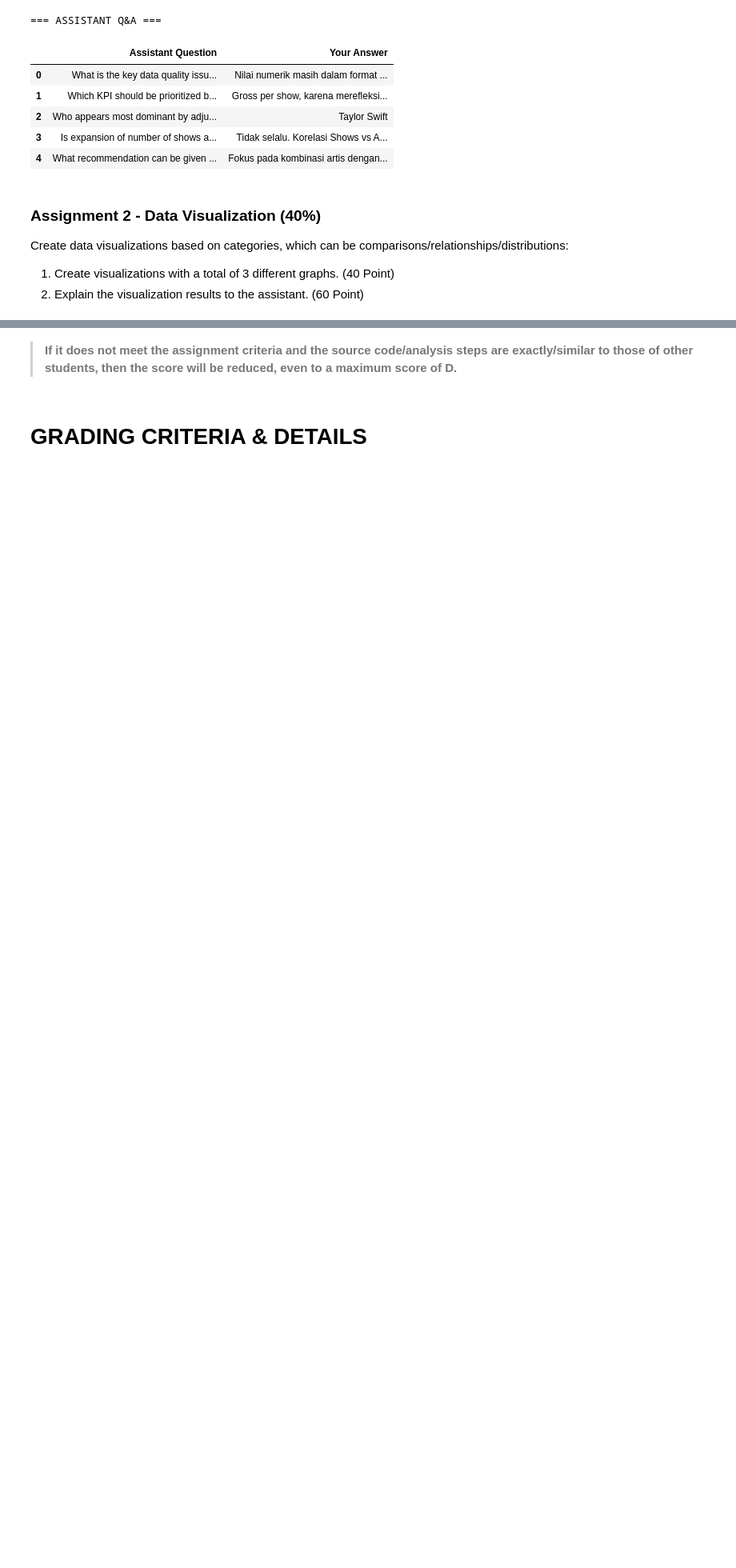
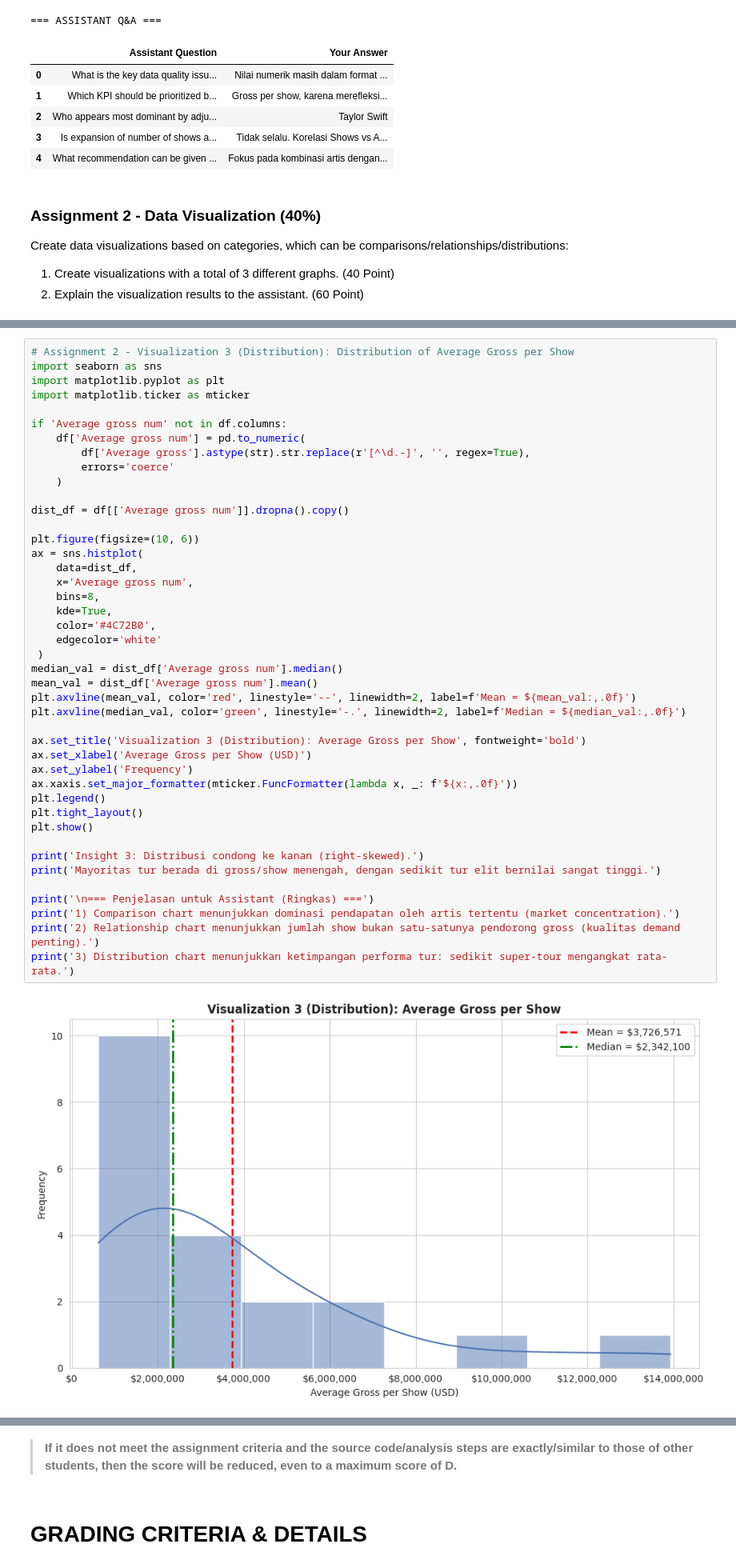
Before and after one commit to FatihHDR/data-mining, a Jupyter notebook: modul2/MODULE_2_DATA_MINING_EDA_&_Visualization_Data.ipynb, the cells around one changed output, grey strips where cells are left out. Shown at 80% size. Drawn from its saved outputs; the diff is of its cells as text; blank space fills up the shorter version.

```diff
--- a/modul2/MODULE_2_DATA_MINING_EDA_&_Visualization_Data.ipynb
+++ b/modul2/MODULE_2_DATA_MINING_EDA_&_Visualization_Data.ipynb
@@ -1106,0 +1205,45 @@ Create data visualizations based on categories, which can be comparisons/relatio
+# %%
+# Assignment 2 - Visualization 3 (Distribution): Distribution of Average Gross per Show
+import seaborn as sns
+import matplotlib.pyplot as plt
+import matplotlib.ticker as mticker
+
+if 'Average gross num' not in df.columns:
+    df['Average gross num'] = pd.to_numeric(
+        df['Average gross'].astype(str).str.replace(r'[^\d.-]', '', regex=True),
+        errors='coerce'
+    )
+
+dist_df = df[['Average gross num']].dropna().copy()
+
+plt.figure(figsize=(10, 6))
+ax = sns.histplot(
+    data=dist_df,
+    x='Average gross num',
+    bins=8,
+    kde=True,
+    color='#4C72B0',
+    edgecolor='white'
+ )
+median_val = dist_df['Average gross num'].median()
+mean_val = dist_df['Average gross num'].mean()
+plt.axvline(mean_val, color='red', linestyle='--', linewidth=2, label=f'Mean = ${mean_val:,.0f}')
+plt.axvline(median_val, color='green', linestyle='-.', linewidth=2, label=f'Median = ${median_val:,.0f}')
+
+ax.set_title('Visualization 3 (Distribution): Average Gross per Show', fontweight='bold')
+ax.set_xlabel('Average Gross per Show (USD)')
+ax.set_ylabel('Frequency')
+ax.xaxis.set_major_formatter(mticker.FuncFormatter(lambda x, _: f'${x:,.0f}'))
+plt.legend()
+plt.tight_layout()
+plt.show()
+
+print('Insight 3: Distribusi condong ke kanan (right-skewed).')
+print('Mayoritas tur berada di gross/show menengah, dengan sedikit tur elit bernilai sangat tinggi.')
+
+print('\n=== Penjelasan untuk Assistant (Ringkas) ===')
+print('1) Comparison chart menunjukkan dominasi pendapatan oleh artis tertentu (market concentration).')
+print('2) Relationship chart menunjukkan jumlah show bukan satu-satunya pendorong gross (kualitas demand penting).')
+print('3) Distribution chart menunjukkan ketimpangan performa tur: sedikit super-tour mengangkat rata-rata.')
+# %% [output]
+[figure, added]
```
Also changed, not shown: parts of 6 cells of this notebook.
